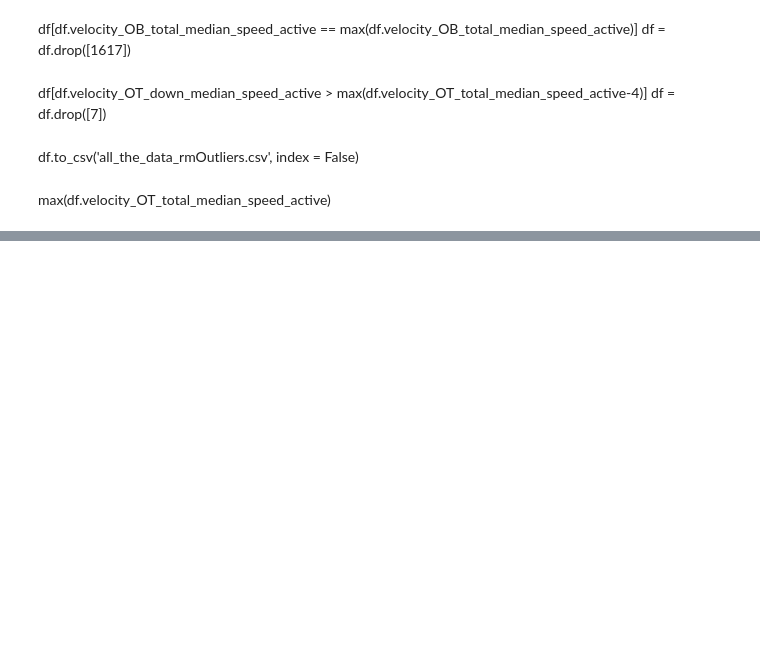
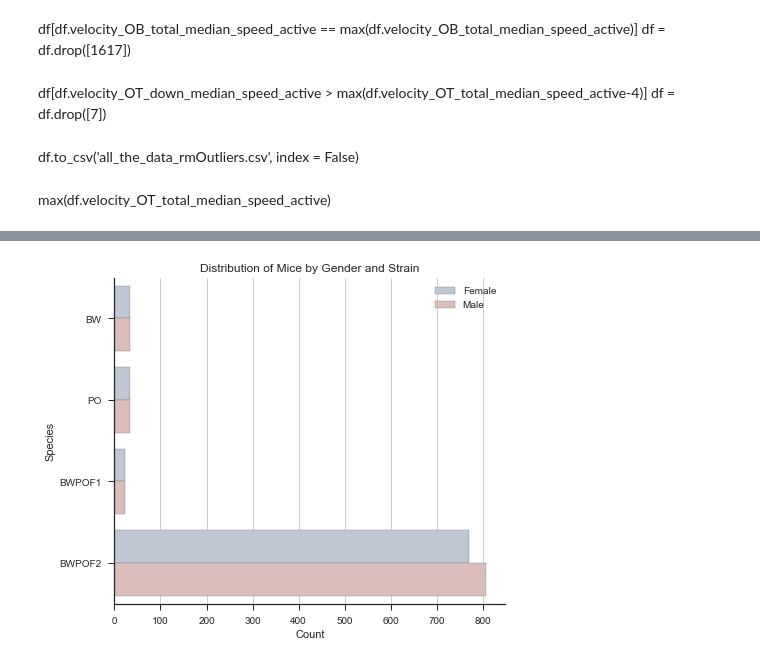
Before and after one commit to zachbogart/mice_behavior_capstone, a Jupyter notebook: process_data/results/ViolinPlot_designs.ipynb, the cells around one changed output, grey strips where cells are left out. Cells and saved outputs as stored; diff of their text form; code cells hidden in the pictures; blank space fills up the shorter version.

```diff
--- a/process_data/results/ViolinPlot_designs.ipynb
+++ b/process_data/results/ViolinPlot_designs.ipynb
@@ -347,0 +368,5 @@ peeking_fraction_total
+# %%
+df['count'] = 1
+gen_sp_count = df[["mouse_details_strain", 'Sex', 'count']].groupby(["mouse_details_strain", 'Sex'], as_index=False).agg('count')
+#gen_sp_count["mouse_details_strain"] = gen_sp_count.index
+gen_sp_count
@@ -347,0 +383,19 @@ peeking_fraction_total
+# %%
+sns.set(style="ticks")
+#sns.set_style("whitegrid")
+
+# Initialize the figure with a logarithmic x axis
+f, ax = plt.subplots(figsize=(7, 6))
+
+# Plot the orbital period with horizontal boxes
+sns.barplot(x='count', y="mouse_details_strain", hue = 'Sex', data=gen_sp_count,
+               order = ['BW', 'PO','BWPOF1', 'BWPOF2'], palette="vlag",errcolor=".4", edgecolor=".4")
+
+ax.set_title('Distribution of Mice by Gender and Strain')
+ax.xaxis.grid(True)
+ax.legend(loc=1)
+ax.set(ylabel="Species", xlabel = "Count")
+sns.despine()
+f.savefig("PosterPlots/"+ "Gen_Strain_Count" + ".pdf")
+# %% [output]
+[figure, added]
```
Also changed, not shown: parts of 12 cells of this notebook, 6 other files.
